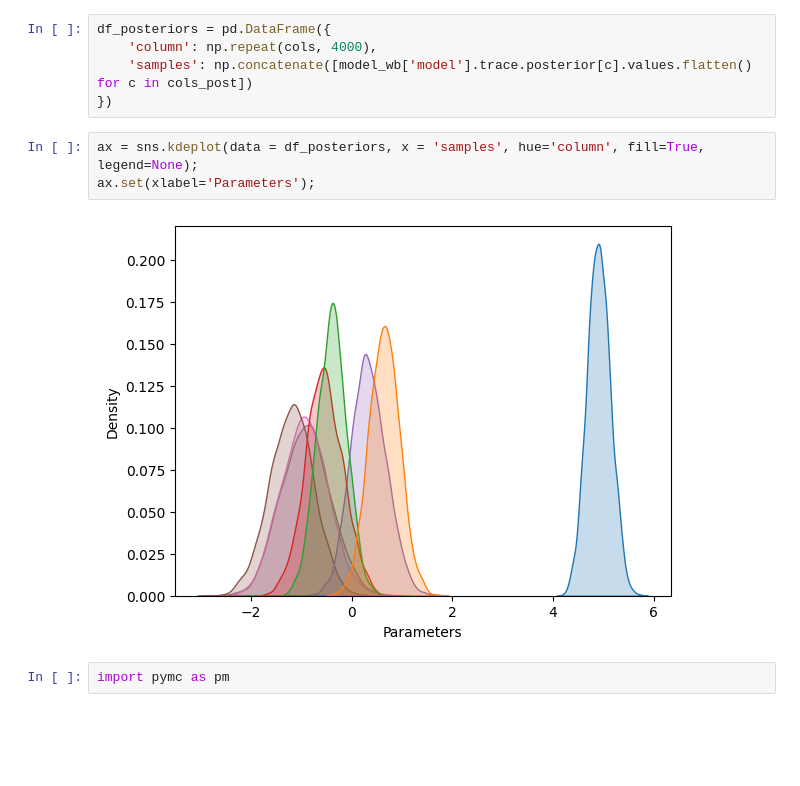
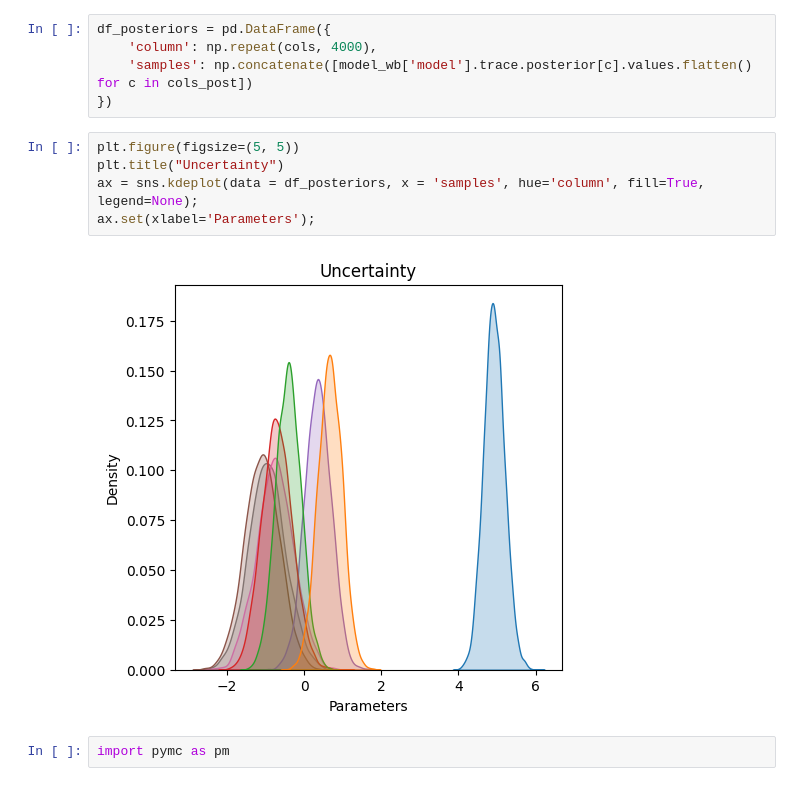
Before and after one commit to ipa/pymc-survival, a Jupyter notebook: examples/notebooks/figure.ipynb, the cells around one changed output. Drawn from its saved outputs; the diff is of its cells as text; blank space fills up the shorter version.

Commit message:
notebooks for figures

```diff
--- a/examples/notebooks/figure.ipynb
+++ b/examples/notebooks/figure.ipynb
@@ -368,10 +390,12 @@ df_posteriors = pd.DataFrame({
     'samples': np.concatenate([model_wb['model'].trace.posterior[c].values.flatten() for c in cols_post])
 })
 # %%
+plt.figure(figsize=(5, 5))
+plt.title("Uncertainty")
 ax = sns.kdeplot(data = df_posteriors, x = 'samples', hue='column', fill=True, legend=None);
 ax.set(xlabel='Parameters');
 # %% [output]
-[figure, old version]
+[figure, new version]
 # %%
 import pymc as pm
 # %%
```
Also changed, not shown: parts of 12 cells of this notebook, 1 other file.
